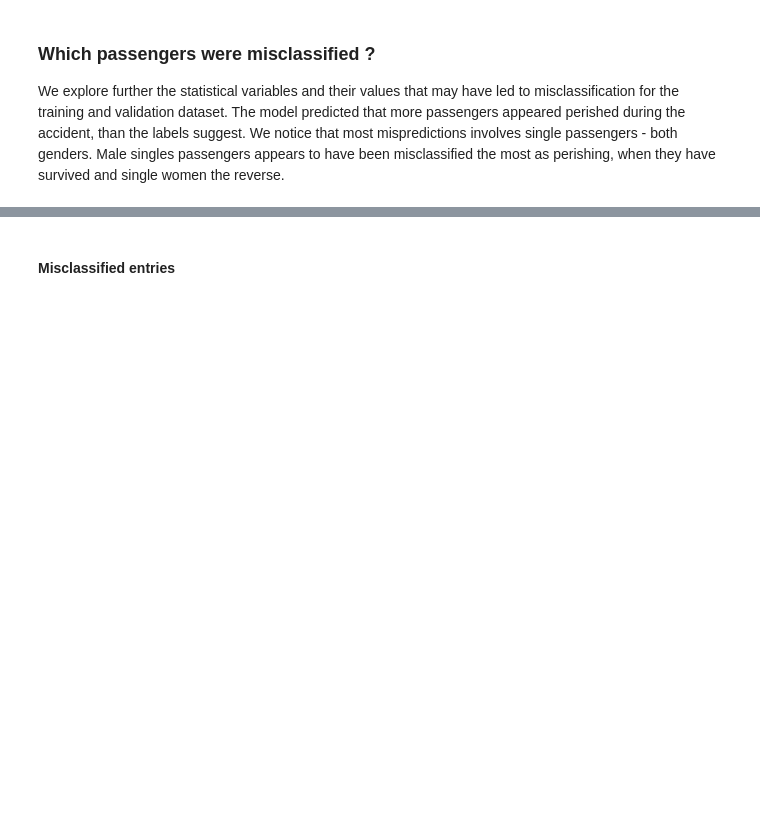
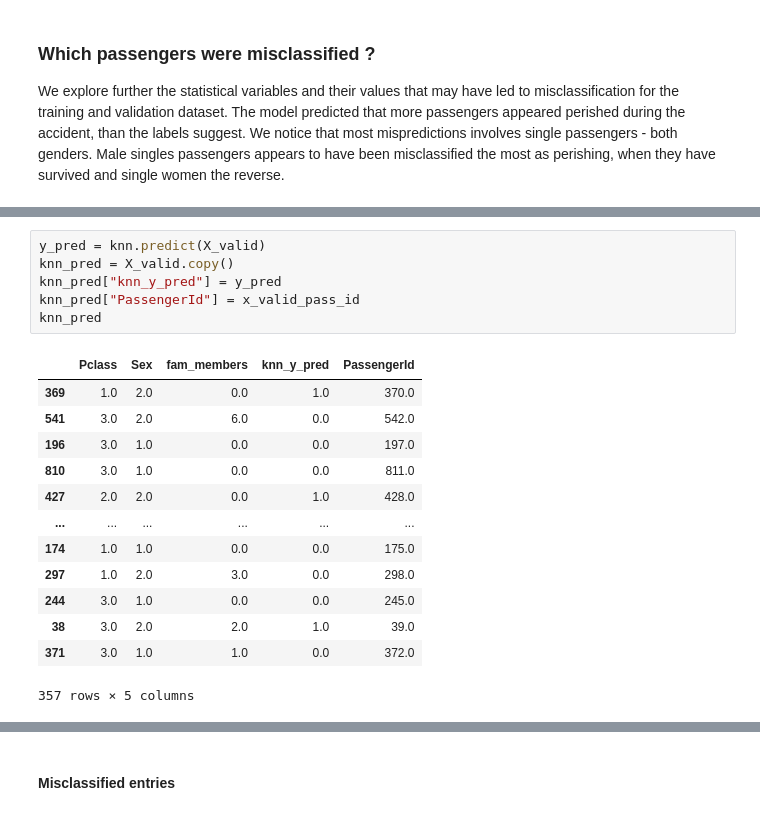
Before and after one commit to patRyserWelch8/KaggleTitanic, a Jupyter notebook: titanic.ipynb, the cells around one changed output, grey strips where cells are left out. Cells and saved outputs as stored; diff of their text form; blank space fills up the shorter version.

```diff
--- a/titanic.ipynb
+++ b/titanic.ipynb
@@ -1660,0 +1817,20 @@ print("Specificity      : ", specificity)
+# %%
+y_pred = knn.predict(X_valid)
+knn_pred = X_valid.copy()
+knn_pred["knn_y_pred"] = y_pred
+knn_pred["PassengerId"] = x_valid_pass_id
+knn_pred
+# %% [output]
+|  | Pclass | Sex | fam_members | knn_y_pred | PassengerId |
+| 369 | 1.0 | 2.0 | 0.0 | 1.0 | 370.0 |
+| 541 | 3.0 | 2.0 | 6.0 | 0.0 | 542.0 |
+| 196 | 3.0 | 1.0 | 0.0 | 0.0 | 197.0 |
+| 810 | 3.0 | 1.0 | 0.0 | 0.0 | 811.0 |
+| 427 | 2.0 | 2.0 | 0.0 | 1.0 | 428.0 |
+| ... | ... | ... | ... | ... | ... |
+| 174 | 1.0 | 1.0 | 0.0 | 0.0 | 175.0 |
+| 297 | 1.0 | 2.0 | 3.0 | 0.0 | 298.0 |
+| 244 | 3.0 | 1.0 | 0.0 | 0.0 | 245.0 |
+| 38 | 3.0 | 2.0 | 2.0 | 1.0 | 39.0 |
+| 371 | 3.0 | 1.0 | 1.0 | 0.0 | 372.0 |
+357 rows × 5 columns
```
Also changed, not shown: parts of 218 cells of this notebook.
